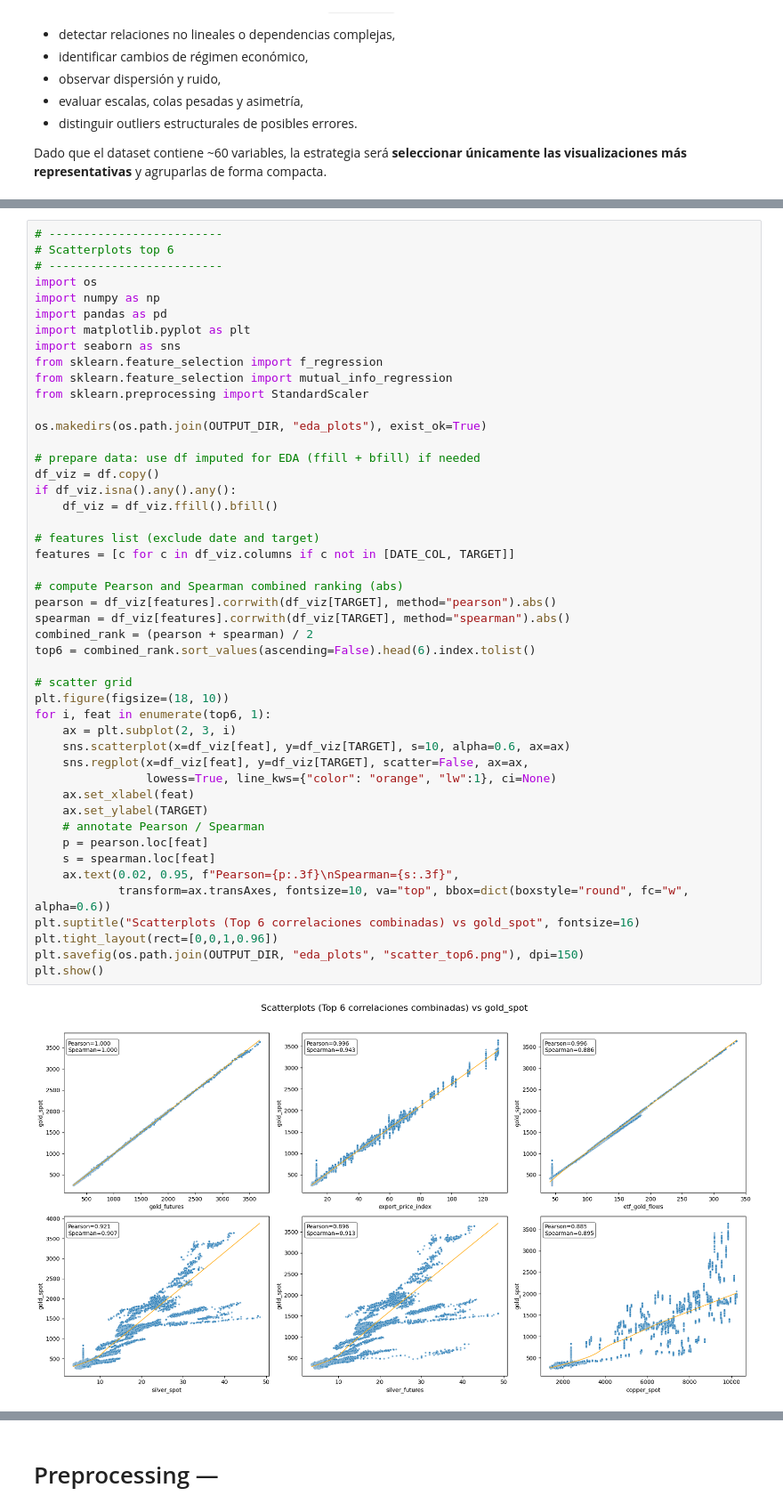
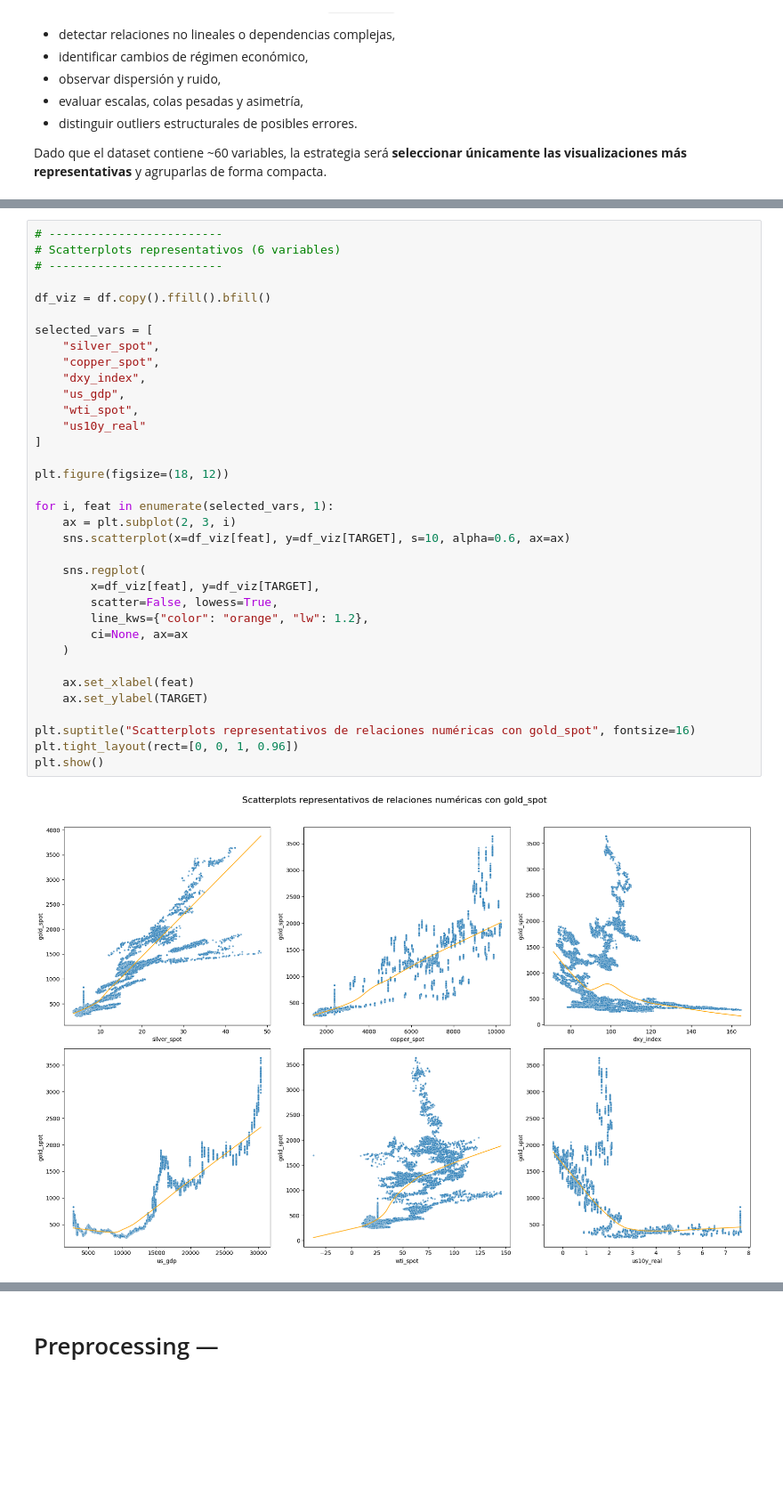
Before and after one commit to sebastianmalbaceda/gold-price-prediction, a Jupyter notebook: notebooks/gold-price-prediction.ipynb, the cells around one changed output, grey strips where cells are left out. Shown at 89% size. Saved outputs shown, nothing was run; the diff lists cells and outputs as text; blank space fills up the shorter version.

```diff
--- a/notebooks/gold-price-prediction.ipynb
+++ b/notebooks/gold-price-prediction.ipynb
@@ -1737,50 +1677,38 @@ Los plots se guardan en `stage1_outputs/eda_plots/scatter_top6.png`.
 # %%
 # -------------------------
-# Scatterplots top 6
+# Scatterplots representativos (6 variables)
 # -------------------------
-import os
-import numpy as np
-import pandas as pd
-import matplotlib.pyplot as plt
-import seaborn as sns
-from sklearn.feature_selection import f_regression
-from sklearn.feature_selection import mutual_info_regression
-from sklearn.preprocessing import StandardScaler
 
-os.makedirs(os.path.join(OUTPUT_DIR, "eda_plots"), exist_ok=True)
+df_viz = df.copy().ffill().bfill()
 
-# prepare data: use df imputed for EDA (ffill + bfill) if needed
-df_viz = df.copy()
-if df_viz.isna().any().any():
-    df_viz = df_viz.ffill().bfill()
+selected_vars = [
+    "silver_spot",
+    "copper_spot",
+    "dxy_index",
+    "us_gdp",
+    "wti_spot",
+    "us10y_real"
+]
 
-# features list (exclude date and target)
-features = [c for c in df_viz.columns if c not in [DATE_COL, TARGET]]
+plt.figure(figsize=(18, 12))
 
-# compute Pearson and Spearman combined ranking (abs)
-pearson = df_viz[features].corrwith(df_viz[TARGET], method="pearson").abs()
-spearman = df_viz[features].corrwith(df_viz[TARGET], method="spearman").abs()
-combined_rank = (pearson + spearman) / 2
-top6 = combined_rank.sort_values(ascending=False).head(6).index.tolist()
-
-# scatter grid
-plt.figure(figsize=(18, 10))
-for i, feat in enumerate(top6, 1):
+for i, feat in enumerate(selected_vars, 1):
     ax = plt.subplot(2, 3, i)
     sns.scatterplot(x=df_viz[feat], y=df_viz[TARGET], s=10, alpha=0.6, ax=ax)
-    sns.regplot(x=df_viz[feat], y=df_viz[TARGET], scatter=False, ax=ax,
-                lowess=True, line_kws={"color": "orange", "lw":1}, ci=None)
+
+    sns.regplot(
+        x=df_viz[feat], y=df_viz[TARGET],
+        scatter=False, lowess=True,
+        line_kws={"color": "orange", "lw": 1.2},
+        ci=None, ax=ax
+    )
+
     ax.set_xlabel(feat)
     ax.set_ylabel(TARGET)
-    # annotate Pearson / Spearman
-    p = pearson.loc[feat]
-    s = spearman.loc[feat]
-    ax.text(0.02, 0.95, f"Pearson={p:.3f}\nSpearman={s:.3f}",
-            transform=ax.transAxes, fontsize=10, va="top", bbox=dict(boxstyle="round", fc="w", alpha=0.6))
-plt.suptitle("Scatterplots (Top 6 correlaciones combinadas) vs gold_spot", fontsize=16)
-plt.tight_layout(rect=[0,0,1,0.96])
-plt.savefig(os.path.join(OUTPUT_DIR, "eda_plots", "scatter_top6.png"), dpi=150)
+
+plt.suptitle("Scatterplots representativos de relaciones numéricas con gold_spot", fontsize=16)
+plt.tight_layout(rect=[0, 0, 1, 0.96])
 plt.show()
 # %% [output]
-[figure, old version]
+[figure, new version]
 # %% [markdown]
```
Also changed, not shown: parts of 31 cells of this notebook.
